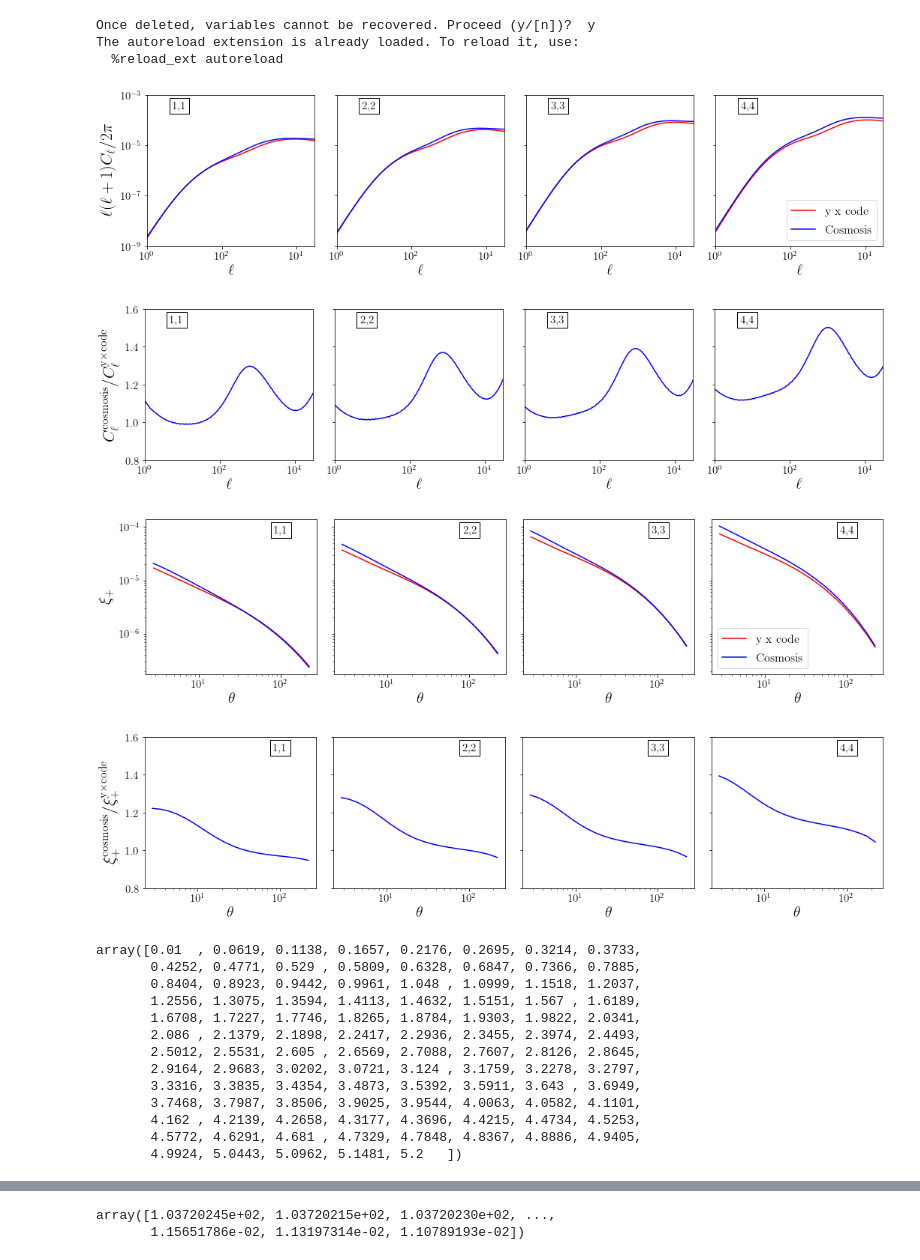
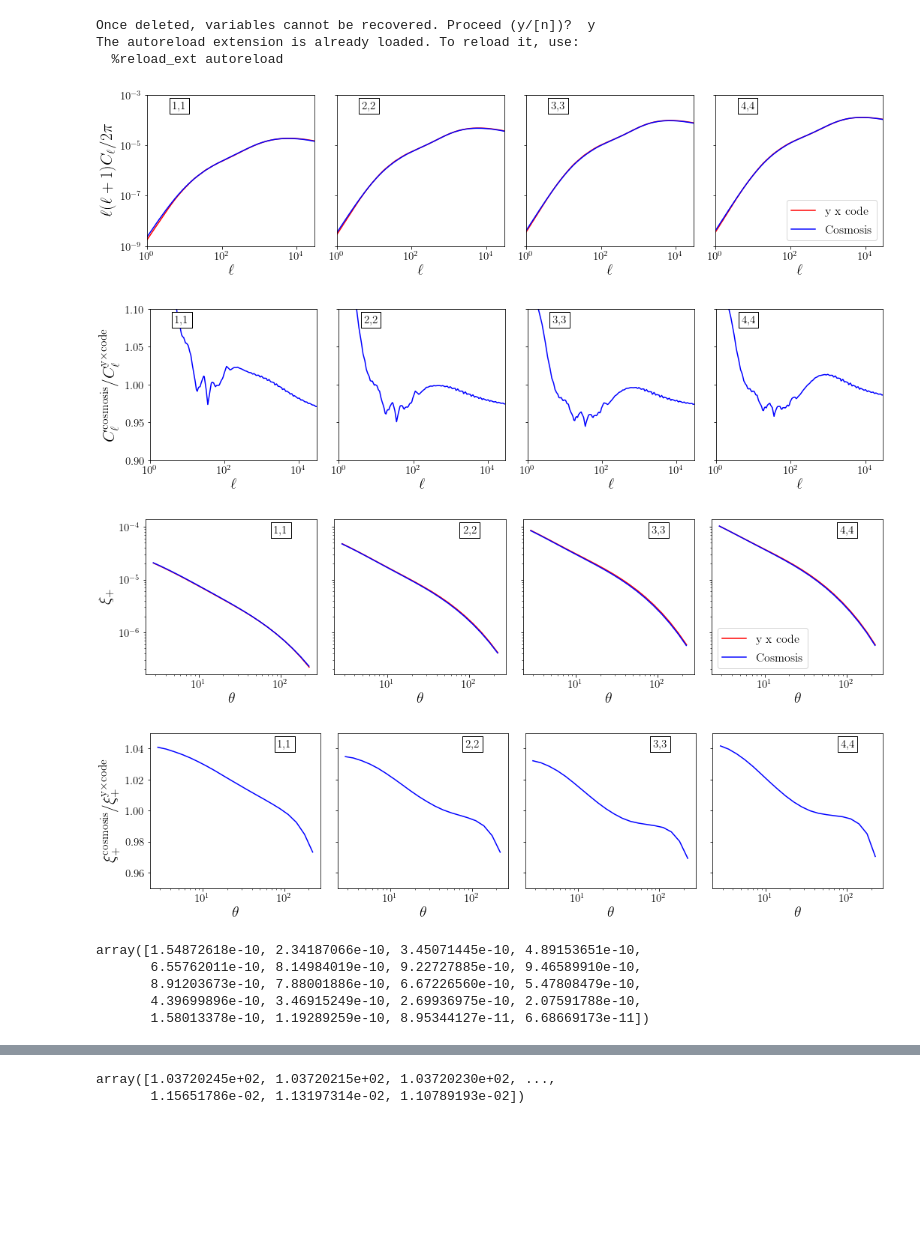
Before and after one commit to shivampcosmo/ACTxDESY3, a Jupyter notebook: src/plotting/code_comparison.ipynb, the cells around one changed output, grey strips where cells are left out. Saved outputs shown, nothing was run; the diff lists cells and outputs as text; code cells hidden in the pictures; blank space fills up the shorter version.

```diff
--- a/src/plotting/code_comparison.ipynb
+++ b/src/plotting/code_comparison.ipynb
@@ -32,7 +33,7 @@ The autoreload extension is already loaded. To reload it, use:
 
 fdir = '/global/cfs/cdirs/des/shivamp/nl_cosmosis/cosmosis/ACTxDESY3/src/results/'
 # fnames = ['DV_obj_temp_gty_plancky3_beamed_nfw.pk','save_shear_shear_fourier_halofit.fits']
-fnames = ['DV_obj_temp_gty_plancky3_beamed_wmeadv4_20_mod_200c_bullock.pk','save_shear_shear_fourier_meadmodv4_20_al1.fits']
+fnames = ['DV_obj_temp_gty_plancky3_beamed_wmeadv4_20_mod_nM128_nz64_imead1.pk','save_shear_shear_fourier_meadmodv4_20_imead1.fits']
 labels = ['y x code','Cosmosis']
 colors = ['red','blue']
 nbins = 4
@@ -56,7 +57,7 @@ for jf in range(len(fnames)):
 
     for j2 in range(4):
         if jf == 0:
-            Cl_val = DV.Cl_result_dict['kk']['bin_' + str(j2+1) + '_' + str(j2+1)]['tot']
+            Cl_val = ['kk']['bin_' + str(j2+1) + '_' + str(j2+1)]['tot']
             ell_val = DV.Cl_result_dict['l_array']
         else:
             ind_sel = np.where((bin1 == j2+1) & (bin2 == j2+1))[0]
@@ -115,14 +116,15 @@ plt.tight_layout()
 
 # fig.savefig('Cl_kk_comp_mead.pdf')
 # %% [output]
-[figure, old version]
+[figure, new version]
 # %%
-import scipy.interpolate as interpolate
+
 
 
 fdir = '/global/cfs/cdirs/des/shivamp/nl_cosmosis/cosmosis/ACTxDESY3/src/results/'
 # fnames = ['DV_obj_temp_gty_plancky3_beamed_nfw.pk','save_shear_shear_fourier_halofit.fits']
-fnames = ['DV_obj_temp_gty_plancky3_beamed_wmeadv4_20_mod_200c_bullock.pk','save_shear_shear_fourier_meadmodv4_20_al1.fits']
+# fnames = ['DV_obj_temp_gty_plancky3_beamed_wmeadv4_20_mod_200c_bullock.pk','save_shear_shear_fourier_meadmodv4_20_al1.fits']
+fnames = ['DV_obj_temp_gty_plancky3_beamed_wmeadv4_20_mod_nM128_nz64_imead1.pk','save_shear_shear_fourier_meadmodv4_20_imead1.fits']
 labels = ['y x code','Cosmosis']
 colors = ['red','blue']
 nbins = 4
@@ -180,7 +182,7 @@ for j2 in range(4):
         ax[j2].tick_params(axis='both', which='major', labelsize=15)
 #         ax[0,0].legend(fontsize = 18, frameon = False)
         ax[j2].set_xlim((1.0,30000))
-        ax[j2].set_ylim((0.8,1.6))
+        ax[j2].set_ylim((0.9,1.1))
 
 #         ax[j1,j2].text( 0.55, 0.96,labels[jc], verticalalignment='top', horizontalalignment='left', transform=ax[j1,j2].transAxes, fontsize=15)
         ax[j2].text( 0.15, 0.96,texts_kk[j2], verticalalignment='top', horizontalalignment='left', transform=ax[j2].transAxes, fontsize=15, bbox=dict(facecolor='white', edgecolor='black'))
@@ -211,14 +213,15 @@ plt.tight_layout()
 
 # fig.savefig('Cl_kk_comp_ratio_mead.pdf')
 # %% [output]
-[figure, old version]
+[figure, new version]
 # %%
 
 
 
 fdir = '/global/cfs/cdirs/des/shivamp/nl_cosmosis/cosmosis/ACTxDESY3/src/results/'
 # fnames = ['DV_obj_temp_gty_plancky3_beamed_nfw_rsgrs1.pk','save_shear_shear_real_halofit.fits']
-fnames = ['DV_obj_temp_gty_plancky3_beamed_wmeadv4_20_mod_200c_bullock.pk','save_shear_shear_real_meadmodv4_20_al1.fits']
+# fnames = ['DV_obj_temp_gty_plancky3_beamed_wmeadv4_20_mod_200c_bullock.pk','save_shear_shear_real_meadmodv4_20_al1.fits']
+fnames = ['DV_obj_temp_gty_plancky3_beamed_wmeadv4_20_mod_nM128_nz64_imead1.pk','save_shear_shear_real_meadmodv4_20_imead1.fits']
 labels = ['y x code','Cosmosis']
 colors = ['red','blue']
 nbins = 4
@@ -301,14 +304,17 @@ plt.tight_layout()
 
 # fig.savefig('xiplus_kk_comp_mead.pdf')
 # %% [output]
-[figure, old version]
+[figure, new version]
 # %%
-
-
-
 fdir = '/global/cfs/cdirs/des/shivamp/nl_cosmosis/cosmosis/ACTxDESY3/src/results/'
 # fnames = ['DV_obj_temp_gty_plancky3_beamed_nfw.pk','save_shear_shear_real_halofit.fits']
-fnames = ['DV_obj_temp_gty_plancky3_beamed_wmeadv4_20_mod_200c_bullock.pk','save_shear_shear_real_meadmodv4_20_al1.fits']
+# fnames = ['DV_obj_temp_gty_plancky3_beamed_wmeadv4_20_mod_200c_bullock.pk','save_shear_shear_real_meadmodv4_20_al1.fits']
+
+# fnames = ['DV_obj_temp_gty_plancky3_beamed_wmeadv4_20_mod_200c_bullock_imead1.pk','save_shear_shear_real_meadmodv4_20_imead1.fits']
+# fnames = ['DV_obj_temp_gty_plancky3_beamed_wmeadv4_20_mod_nM128_imead1.pk','save_shear_shear_real_meadmodv4_20_imead1.fits']
+# fnames = ['DV_obj_temp_gty_plancky3_beamed_wmeadv4_20_mod_nM128_nz64_imead1.pk','save_shear_shear_real_meadmodv4_20_imead1.fits']
+fnames = ['DV_obj_temp_gty_plancky3_beamed_wmeadv4_20_mod_M8_17_nM50_nz180_imead1.pk','save_shear_shear_real_meadmodv4_20_imead1.fits']
+
 labels = ['y x code','Cosmosis']
 colors = ['red','blue']
 nbins = 4
@@ -363,54 +369,46 @@ for j2 in range(4):
         ax[j2].tick_params(axis='both', which='major', labelsize=15)
 #         ax[0,0].legend(fontsize = 18, frameon = False)
 #         ax[j2].set_xlim((1.0,10000))
-        ax[j2].set_ylim((0.8,1.6))
+        ax[j2].set_ylim((0.95,1.05))
 
 #         ax[j1,j2].text( 0.55, 0.96,labels[jc], verticalalignment='top', horizontalalignment='left', transform=ax[j1,j2].transAxes, fontsize=15)
         ax[j2].text( 0.75, 0.96,texts_kk[j2], verticalalignment='top', horizontalalignment='left', transform=ax[j2].transAxes, fontsize=15, bbox=dict(facecolor='white', edgecolor='black'))
 #         ax[j2].text( 0.75, 0.96,texts_ky[j2], verticalalignment='top', horizontalalignment='left', transform=ax[j2].transAxes, fontsize=15, bbox=dict(facecolor='white', edgecolor='black'))
 #         ax[2,j2].text( 0.75, 0.96,texts_kk[j2], verticalalignment='top', horizontalalignment='left', transform=ax[2,j2].transAxes, fontsize=15, bbox=dict(facecolor='white', edgecolor='black'))
 
 
         jc += 1
 
 # yticks  = np.array([-0.45,-0.3,-0.15,0.00,0.15,0.3,0.45])
 # labels_bottom = yticks
 # ax[0,0].set_yticks(yticks)
 # ax[0,0].set_yticklabels(labels_bottom,  fontsize=15)
 # ax[1,0].set_yticks(yticks)
 # ax[1,0].set_yticklabels(labels_bottom,  fontsize=15)
 
 
 # ax[0,0].set_ylabel(r'$\xi_{\rm mm}$ comparison', size = 22)
 ax[0].set_ylabel(r'$\xi^{\rm cosmosis}_{+}/\xi^{\rm y \times code}_{+}$ ', size = 22)
 # ax[1,0].set_ylabel(r'$\xi_{y\kappa}(\theta)$ ', size = 22)
 # ax[2,0].set_ylabel(r'$\xi_{\kappa \kappa}(\theta)$ ', size = 22)
 # ax[3].legend(fontsize=16,loc='lower left')
 #     ax[1,j].tick_params(axis='both', which='major', labelsize=15)
 
 
 
 plt.tight_layout()
 
 # fig.savefig('xiplus_kk_comp_mead_ratio.pdf')
 # %% [output]
-[figure, old version]
+[figure, new version]
 # %%
-pkmm_yx = dill.load(open('/global/cfs/cdirs/des/shivamp/nl_cosmosis/cosmosis/ACTxDESY3/src/results/Pkmmdict_yx_rbvs_dndm_imead0.pk','rb'))
-pkmm_cs = dill.load(open('/global/cfs/cdirs/des/shivamp/nl_cosmosis/cosmosis/ACTxDESY3/src/results/Pkmmdict_cosmosis_imead0.pk','rb'))
+fdir = '/global/cfs/cdirs/des/shivamp/nl_cosmosis/cosmosis/ACTxDESY3/src/results/'
+fname = 'DV_obj_temp_gty_plancky3_beamed_wmeadv4_20_mod_M8_17_nM50_nz180_imead1.pk'
+DV = dill.load(open(fdir + fname,'rb'))
+DV.xi_result_dict['gty']['bin_' + str(1) + '_' + str(0)]
+# %% [output]
+array([1.54872618e-10, 2.34187066e-10, 3.45071445e-10, 4.89153651e-10,
+       6.55762011e-10, 8.14984019e-10, 9.22727885e-10, 9.46589910e-10,
+       8.91203673e-10, 7.88001886e-10, 6.67226560e-10, 5.47808479e-10,
+       4.39699896e-10, 3.46915249e-10, 2.69936975e-10, 2.07591788e-10,
+       1.58013378e-10, 1.19289259e-10, 8.95344127e-11, 6.68669173e-11])
-# %%
-pkmm_yx['z']
-# %% [output]
-array([0.01  , 0.0619, 0.1138, 0.1657, 0.2176, 0.2695, 0.3214, 0.3733,
-       0.4252, 0.4771, 0.529 , 0.5809, 0.6328, 0.6847, 0.7366, 0.7885,
-       0.8404, 0.8923, 0.9442, 0.9961, 1.048 , 1.0999, 1.1518, 1.2037,
-       1.2556, 1.3075, 1.3594, 1.4113, 1.4632, 1.5151, 1.567 , 1.6189,
-       1.6708, 1.7227, 1.7746, 1.8265, 1.8784, 1.9303, 1.9822, 2.0341,
-       2.086 , 2.1379, 2.1898, 2.2417, 2.2936, 2.3455, 2.3974, 2.4493,
-       2.5012, 2.5531, 2.605 , 2.6569, 2.7088, 2.7607, 2.8126, 2.8645,
-       2.9164, 2.9683, 3.0202, 3.0721, 3.124 , 3.1759, 3.2278, 3.2797,
-       3.3316, 3.3835, 3.4354, 3.4873, 3.5392, 3.5911, 3.643 , 3.6949,
-       3.7468, 3.7987, 3.8506, 3.9025, 3.9544, 4.0063, 4.0582, 4.1101,
-       4.162 , 4.2139, 4.2658, 4.3177, 4.3696, 4.4215, 4.4734, 4.5253,
-       4.5772, 4.6291, 4.681 , 4.7329, 4.7848, 4.8367, 4.8886, 4.9405,
-       4.9924, 5.0443, 5.0962, 5.1481, 5.2   ])
```
Also changed, not shown: parts of 37 cells of this notebook, 22 other files.
